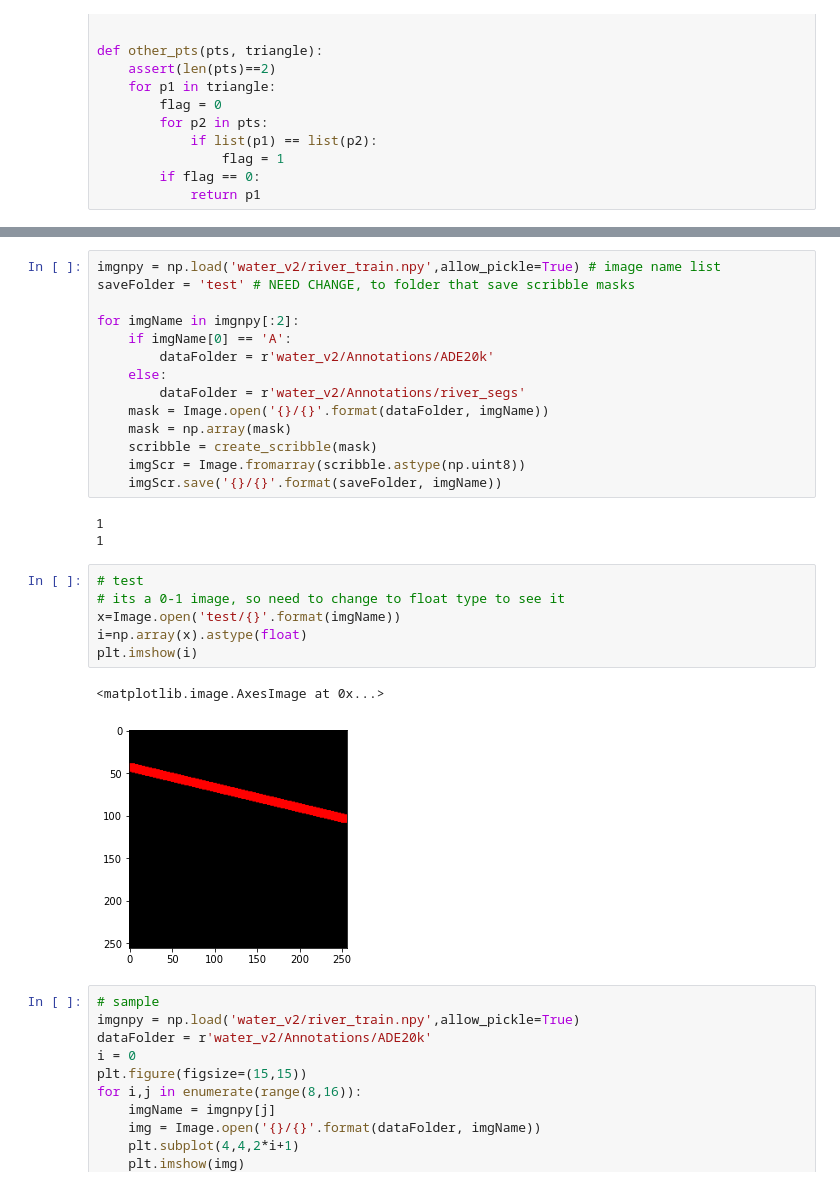
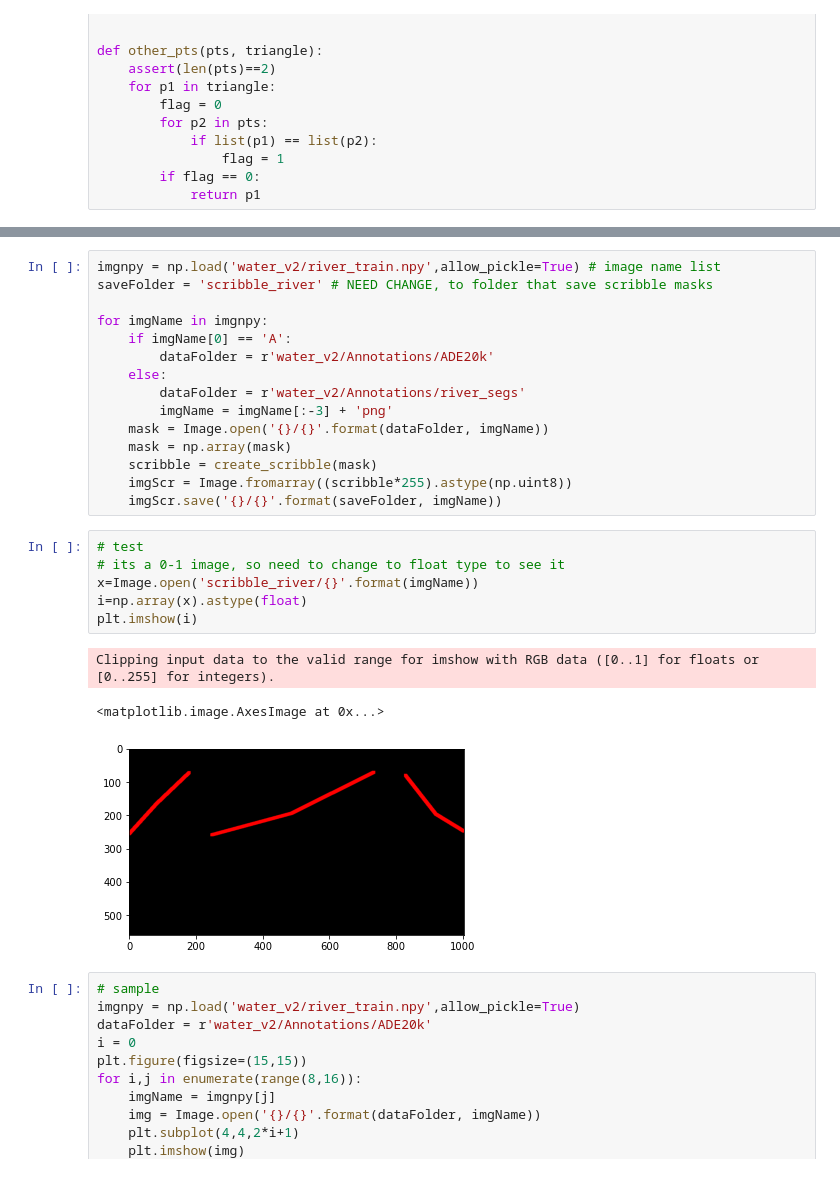
Before and after one commit to shenzhao-kaleido/anno, a Jupyter notebook: scribble_gen.ipynb, the cells around one changed output, grey strips where cells are left out. Saved outputs shown, nothing was run; the diff lists cells and outputs as text.

```diff
--- a/scribble_gen.ipynb
+++ b/scribble_gen.ipynb
@@ -245,30 +246,29 @@ def create_scribble(mask): #(coco, anns, height, width):
     return t
 # %%
 imgnpy = np.load('water_v2/river_train.npy',allow_pickle=True) # image name list
-saveFolder = 'test' # NEED CHANGE, to folder that save scribble masks
+saveFolder = 'scribble_river' # NEED CHANGE, to folder that save scribble masks
 
-for imgName in imgnpy[:2]:
+for imgName in imgnpy:
     if imgName[0] == 'A':
         dataFolder = r'water_v2/Annotations/ADE20k'
     else:
         dataFolder = r'water_v2/Annotations/river_segs'
+        imgName = imgName[:-3] + 'png'
     mask = Image.open('{}/{}'.format(dataFolder, imgName))
     mask = np.array(mask)
     scribble = create_scribble(mask)
-    imgScr = Image.fromarray(scribble.astype(np.uint8))
+    imgScr = Image.fromarray((scribble*255).astype(np.uint8))
     imgScr.save('{}/{}'.format(saveFolder, imgName))
-# %% [output]
-1
-1
 # %%
 # test
 # its a 0-1 image, so need to change to float type to see it
-x=Image.open('test/{}'.format(imgName))
+x=Image.open('scribble_river/{}'.format(imgName))
 i=np.array(x).astype(float)
 plt.imshow(i)
 # %% [output]
-<matplotlib.image.AxesImage at 0x...>
+Clipping input data to the valid range for imshow with RGB data ([0..1] for floats or [0..255] for integers).
+<matplotlib.image.AxesImage at 0x...>
-[figure, old version]
+[figure, new version]
 # %%
 # sample
 imgnpy = np.load('water_v2/river_train.npy',allow_pickle=True)
```
Also changed, not shown: parts of 2 cells of this notebook, 1 other file.
